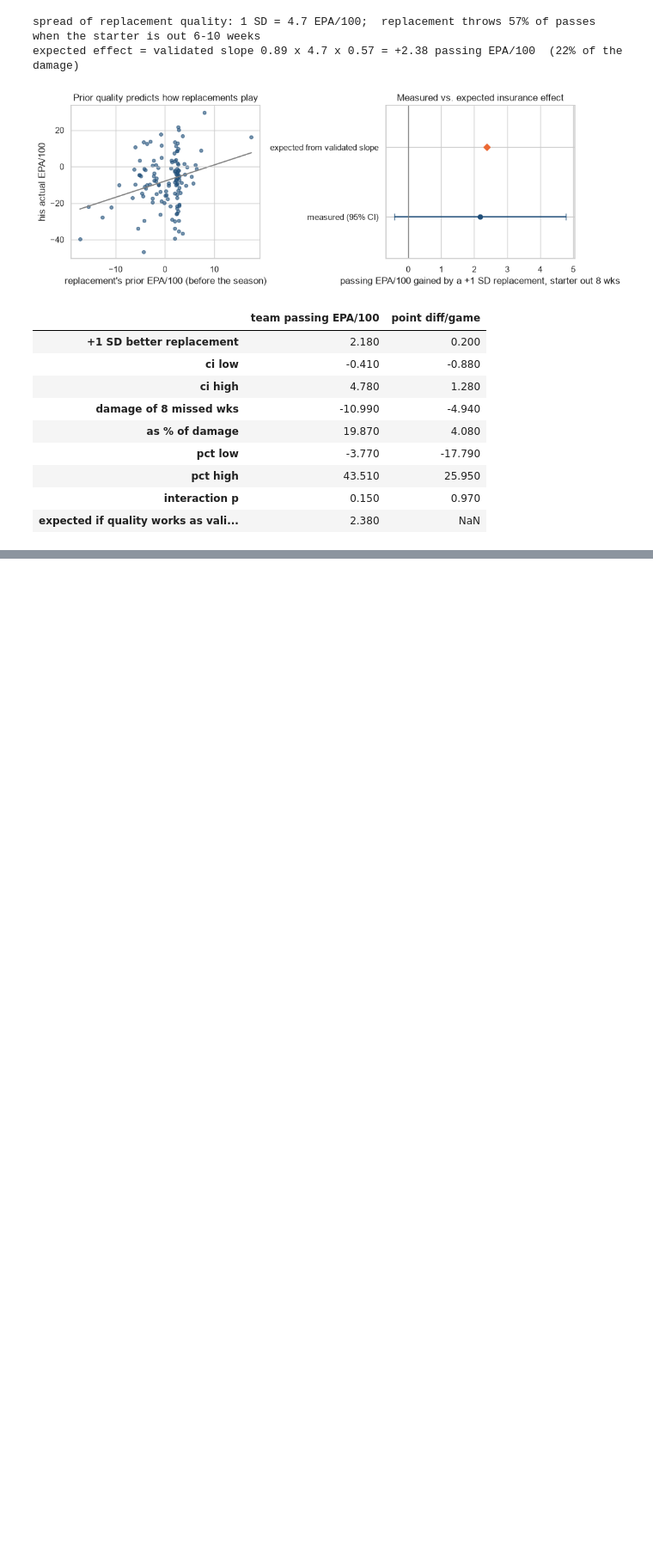
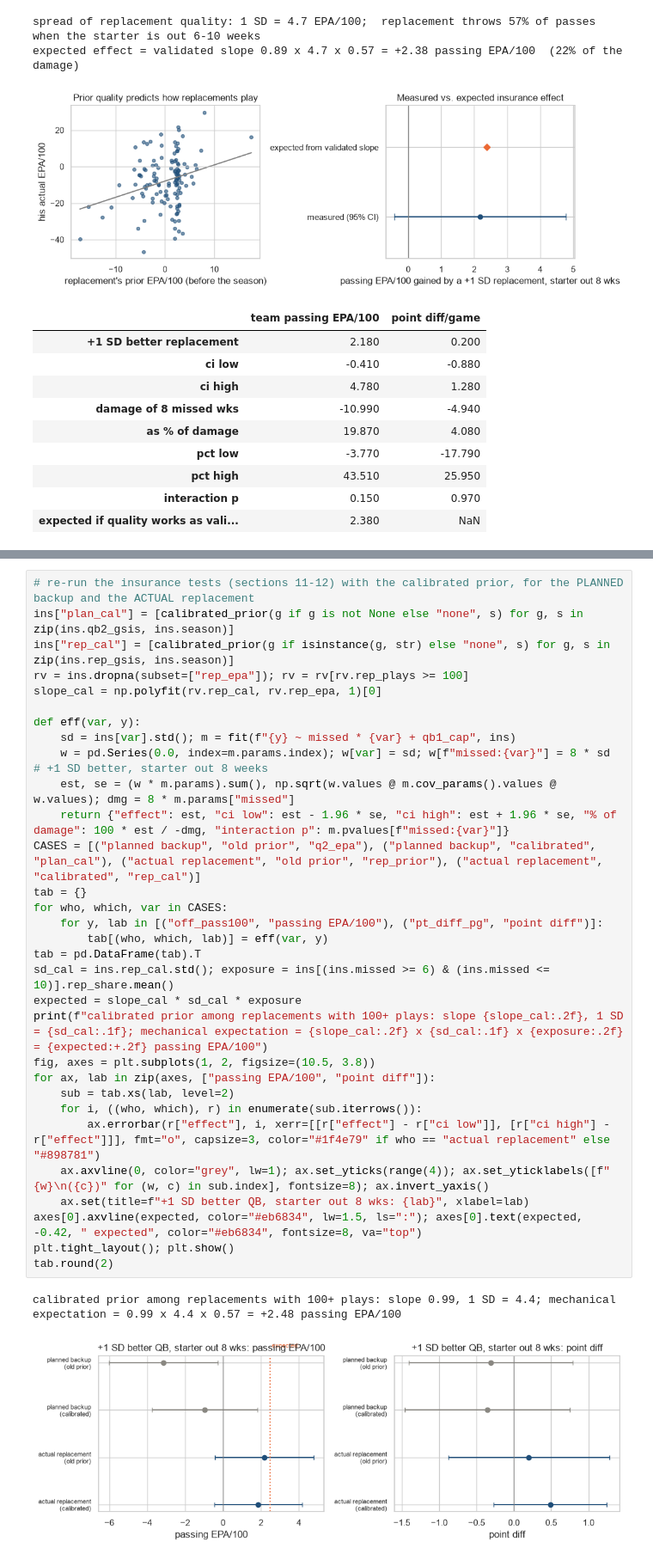
Before and after one commit to noahfighter883/nfl-position-value, a Jupyter notebook: analysis.ipynb, the cells around one changed output, grey strips where cells are left out. Shown at 86% size. Cells and saved outputs as stored; diff of their text form; blank space fills up the shorter version.

Commit message:
Calibrate QB prior to replacement level; re-test insurance with calibrated prior
Co-Authored-By: Claude Sonnet 5.5 <noreply@anthropic.com>

```diff
--- a/analysis.ipynb
+++ b/analysis.ipynb
@@ -955,0 +1027,34 @@ expected effect = validated slope 0.89 x 4.7 x 0.57 = +2.38 passing EPA/100  (22
+# %%
+# re-run the insurance tests (sections 11-12) with the calibrated prior, for the PLANNED backup and the ACTUAL replacement
+ins["plan_cal"] = [calibrated_prior(g if g is not None else "none", s) for g, s in zip(ins.qb2_gsis, ins.season)]
+ins["rep_cal"] = [calibrated_prior(g if isinstance(g, str) else "none", s) for g, s in zip(ins.rep_gsis, ins.season)]
+rv = ins.dropna(subset=["rep_epa"]); rv = rv[rv.rep_plays >= 100]
+slope_cal = np.polyfit(rv.rep_cal, rv.rep_epa, 1)[0]
+
+def eff(var, y):
+    sd = ins[var].std(); m = fit(f"{y} ~ missed * {var} + qb1_cap", ins)
+    w = pd.Series(0.0, index=m.params.index); w[var] = sd; w[f"missed:{var}"] = 8 * sd           # +1 SD better, starter out 8 weeks
+    est, se = (w * m.params).sum(), np.sqrt(w.values @ m.cov_params().values @ w.values); dmg = 8 * m.params["missed"]
+    return {"effect": est, "ci low": est - 1.96 * se, "ci high": est + 1.96 * se, "% of damage": 100 * est / -dmg, "interaction p": m.pvalues[f"missed:{var}"]}
+CASES = [("planned backup", "old prior", "q2_epa"), ("planned backup", "calibrated", "plan_cal"), ("actual replacement", "old prior", "rep_prior"), ("actual replacement", "calibrated", "rep_cal")]
+tab = {}
+for who, which, var in CASES:
+    for y, lab in [("off_pass100", "passing EPA/100"), ("pt_diff_pg", "point diff")]:
+        tab[(who, which, lab)] = eff(var, y)
+tab = pd.DataFrame(tab).T
+sd_cal = ins.rep_cal.std(); exposure = ins[(ins.missed >= 6) & (ins.missed <= 10)].rep_share.mean()
+expected = slope_cal * sd_cal * exposure
+print(f"calibrated prior among replacements with 100+ plays: slope {slope_cal:.2f}, 1 SD = {sd_cal:.1f}; mechanical expectation = {slope_cal:.2f} x {sd_cal:.1f} x {exposure:.2f} = {expected:+.2f} passing EPA/100")
+fig, axes = plt.subplots(1, 2, figsize=(10.5, 3.8))
+for ax, lab in zip(axes, ["passing EPA/100", "point diff"]):
+    sub = tab.xs(lab, level=2)
+    for i, ((who, which), r) in enumerate(sub.iterrows()):
+        ax.errorbar(r["effect"], i, xerr=[[r["effect"] - r["ci low"]], [r["ci high"] - r["effect"]]], fmt="o", capsize=3, color="#1f4e79" if who == "actual replacement" else "#898781")
+    ax.axvline(0, color="grey", lw=1); ax.set_yticks(range(4)); ax.set_yticklabels([f"{w}\n({c})" for (w, c) in sub.index], fontsize=8); ax.invert_yaxis()
+    ax.set(title=f"+1 SD better QB, starter out 8 wks: {lab}", xlabel=lab)
+axes[0].axvline(expected, color="#eb6834", lw=1.5, ls=":"); axes[0].text(expected, -0.42, " expected", color="#eb6834", fontsize=8, va="top")
+plt.tight_layout(); plt.show()
+tab.round(2)
+# %% [output]
+calibrated prior among replacements with 100+ plays: slope 0.99, 1 SD = 4.4; mechanical expectation = 0.99 x 4.4 x 0.57 = +2.48 passing EPA/100
+[figure, added]
```
Also changed, not shown: parts of 6 cells of this notebook, 3 other files.
